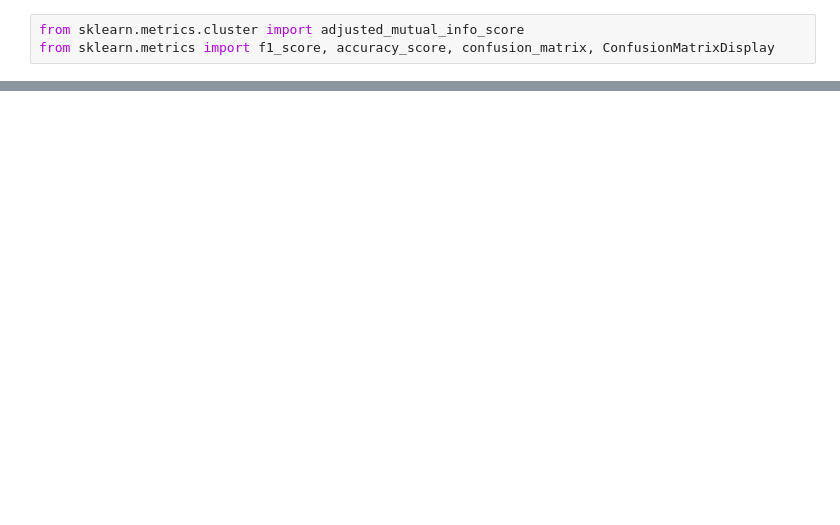
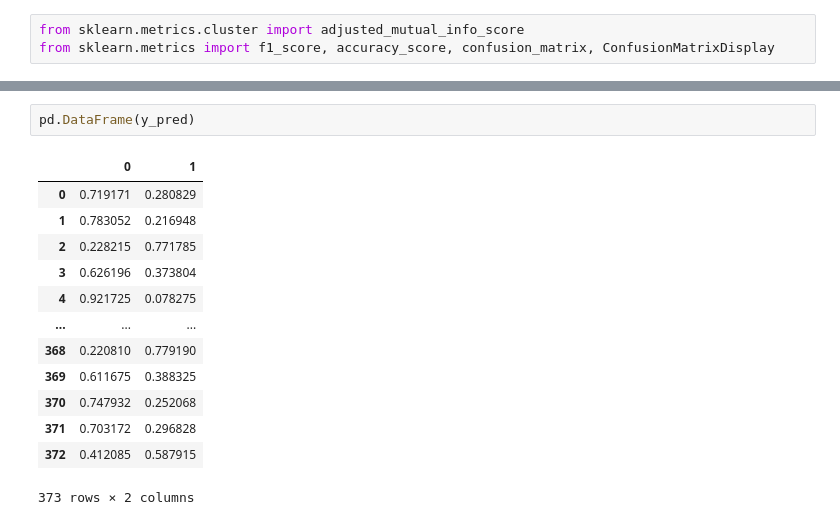
Before and after one commit to Marinku099/Sci-project-m5, a Jupyter notebook: Code/Depressed-DataClassify.ipynb, the cells around one changed output, grey strips where cells are left out. Saved outputs shown, nothing was run; the diff lists cells and outputs as text; blank space fills up the shorter version.

```diff
--- a/Code/Depressed-DataClassify.ipynb
+++ b/Code/Depressed-DataClassify.ipynb
@@ -233,2 +234,18 @@ from sklearn.metrics import f1_score, accuracy_score, confusion_matrix, Confusio
+# %%
+pd.DataFrame(y_pred)
+# %% [output]
+|  | 0 | 1 |
+| 0 | 0.719171 | 0.280829 |
+| 1 | 0.783052 | 0.216948 |
+| 2 | 0.228215 | 0.771785 |
+| 3 | 0.626196 | 0.373804 |
+| 4 | 0.921725 | 0.078275 |
+| ... | ... | ... |
+| 368 | 0.220810 | 0.779190 |
+| 369 | 0.611675 | 0.388325 |
+| 370 | 0.747932 | 0.252068 |
+| 371 | 0.703172 | 0.296828 |
+| 372 | 0.412085 | 0.587915 |
+373 rows × 2 columns
 # %%
 # Assuming you have already trained your model and have x_test and y_test
```
Also changed, not shown: parts of 18 cells of this notebook.
